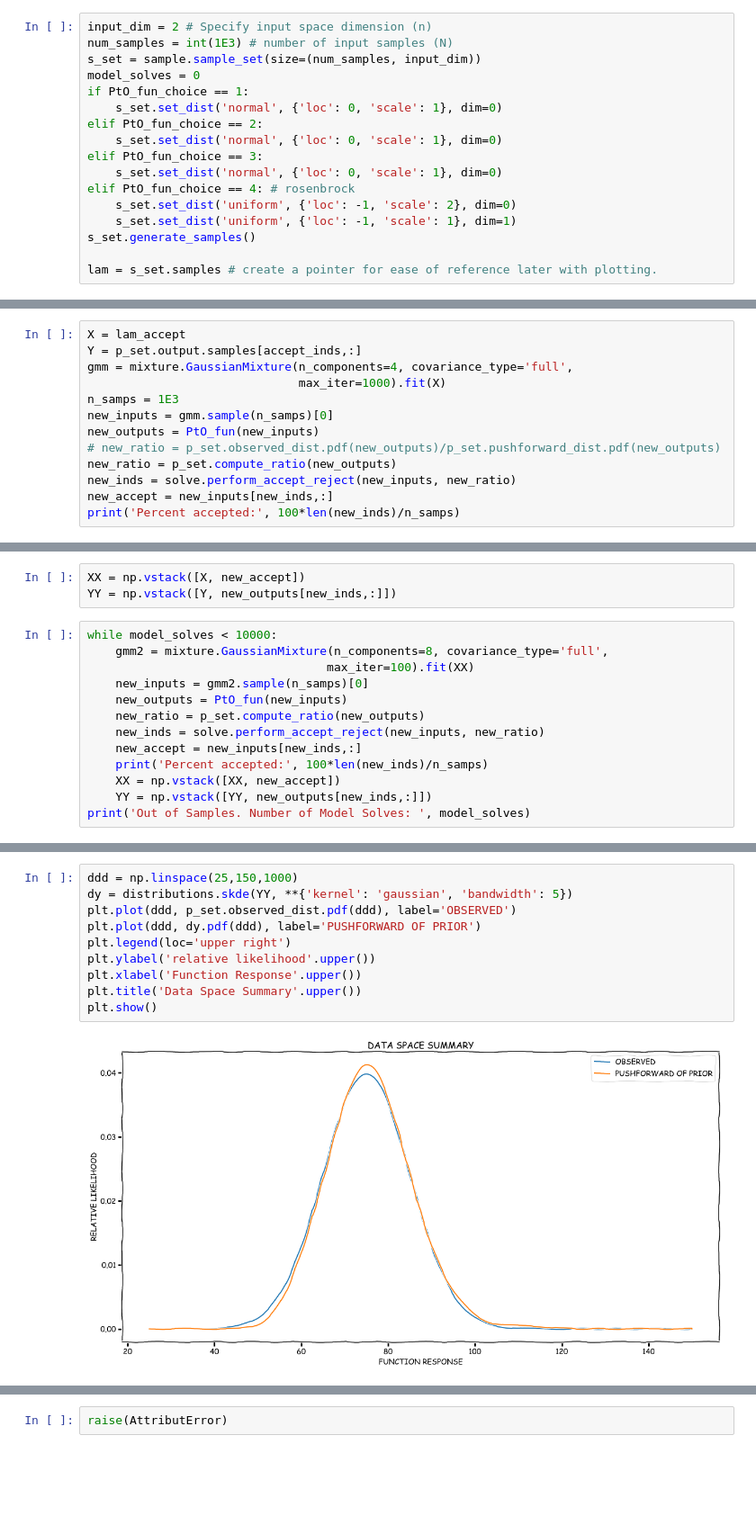
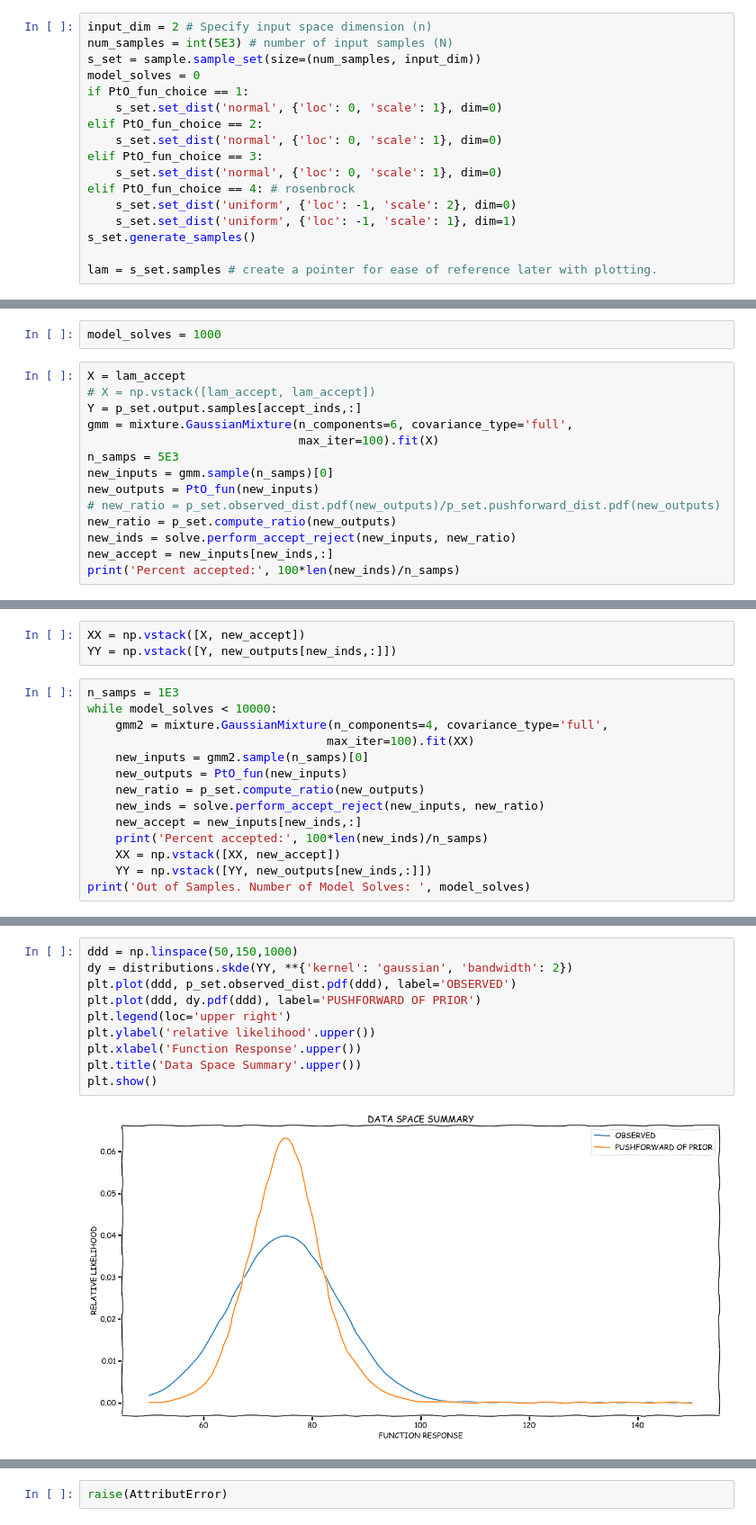
Before and after one commit to mpilosov/ConsistentBayes, a Jupyter notebook: examples/ImproveSampling.ipynb, the cells around one changed output, grey strips where cells are left out. Shown at 90% size. Saved outputs shown, nothing was run; the diff lists cells and outputs as text; blank space fills up the shorter version.

```diff
--- a/examples/ImproveSampling.ipynb
+++ b/examples/ImproveSampling.ipynb
@@ -119,7 +119,7 @@ plt.show()
 _Here we implement uniform random priors on the unit hypercube_
 # %%
 input_dim = 2 # Specify input space dimension (n)
-num_samples = int(1E3) # number of input samples (N)
+num_samples = int(5E3) # number of input samples (N)
 s_set = sample.sample_set(size=(num_samples, input_dim))
 model_solves = 0
 if PtO_fun_choice == 1:
@@ -332,12 +331,15 @@ plt.show()
 ## What would happen if we used an exhaustive search?
 # %% [markdown]
 # Use Scikit-learn's prepackaged Gaussian Mixture Models on our accepted samples
+# %%
+model_solves = 1000
 # %%
 X = lam_accept
+# X = np.vstack([lam_accept, lam_accept])
 Y = p_set.output.samples[accept_inds,:]
-gmm = mixture.GaussianMixture(n_components=4, covariance_type='full',
-                              max_iter=1000).fit(X)
-n_samps = 1E3
+gmm = mixture.GaussianMixture(n_components=6, covariance_type='full',
+                              max_iter=100).fit(X)
+n_samps = 5E3
 new_inputs = gmm.sample(n_samps)[0]
 new_outputs = PtO_fun(new_inputs)
 # new_ratio = p_set.observed_dist.pdf(new_outputs)/p_set.pushforward_dist.pdf(new_outputs)
@@ -363,8 +365,9 @@ plt.show()
 XX = np.vstack([X, new_accept])
 YY = np.vstack([Y, new_outputs[new_inds,:]])
 # %%
+n_samps = 1E3
 while model_solves < 10000:
-    gmm2 = mixture.GaussianMixture(n_components=8, covariance_type='full',
+    gmm2 = mixture.GaussianMixture(n_components=4, covariance_type='full',
                                   max_iter=100).fit(XX)
     new_inputs = gmm2.sample(n_samps)[0]
     new_outputs = PtO_fun(new_inputs)
@@ -391,15 +398,15 @@ plt.show()
 # %%
-ddd = np.linspace(25,150,1000)
-dy = distributions.skde(YY, **{'kernel': 'gaussian', 'bandwidth': 5})
+ddd = np.linspace(50,150,1000)
+dy = distributions.skde(YY, **{'kernel': 'gaussian', 'bandwidth': 2})
 plt.plot(ddd, p_set.observed_dist.pdf(ddd), label='OBSERVED')
 plt.plot(ddd, dy.pdf(ddd), label='PUSHFORWARD OF PRIOR')
 plt.legend(loc='upper right')
 plt.ylabel('relative likelihood'.upper())
 plt.xlabel('Function Response'.upper())
 plt.title('Data Space Summary'.upper())
 plt.show()
 # %% [output]
-[figure, old version]
+[figure, new version]
 # %%
 model_solves
 # %% [output]
```
Also changed, not shown: parts of 16 cells of this notebook, 2 other files.
